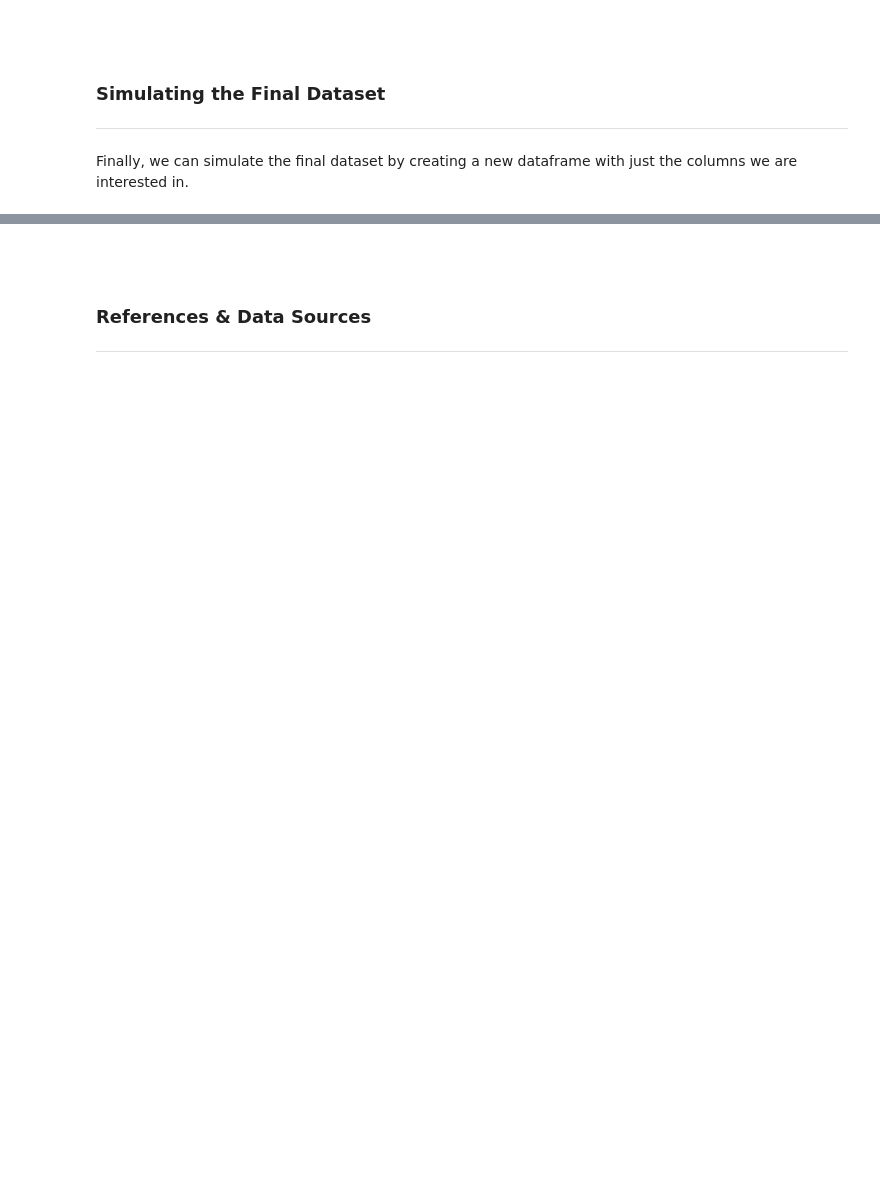
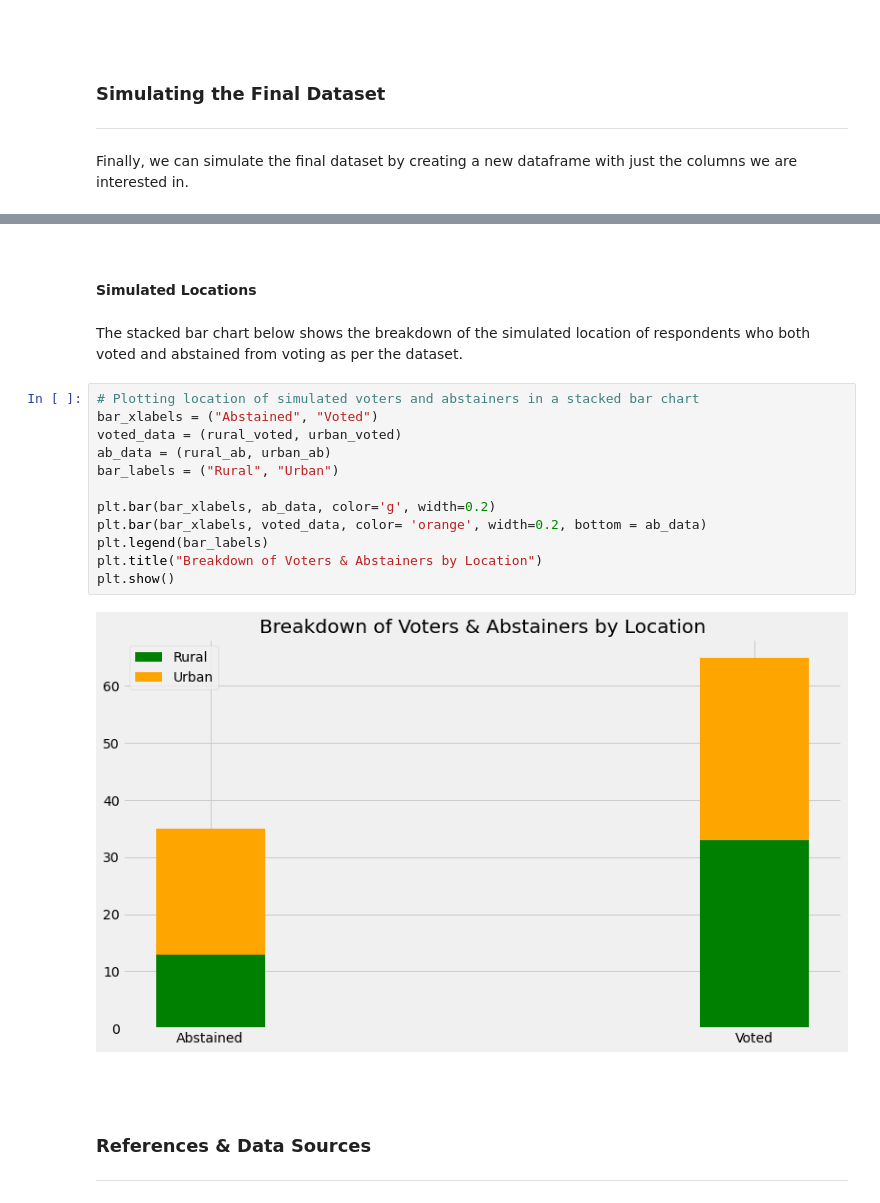
Before and after one commit to G00398258/progda_project, a Jupyter notebook: progda_project.ipynb, the cells around one changed output, grey strips where cells are left out. Saved outputs shown, nothing was run; the diff lists cells and outputs as text; blank space fills up the shorter version.

```diff
--- a/progda_project.ipynb
+++ b/progda_project.ipynb
@@ -648,3 +731,23 @@ df_dataset
+# %% [markdown]
+<br>
+# %% [markdown]
+**Simulated Locations**
+# %% [markdown]
+The stacked bar chart below shows the breakdown of the simulated location of respondents who both voted and abstained from voting as per the dataset.
+# %%
+# Plotting location of simulated voters and abstainers in a stacked bar chart
+bar_xlabels = ("Abstained", "Voted")
+voted_data = (rural_voted, urban_voted)
+ab_data = (rural_ab, urban_ab)
+bar_labels = ("Rural", "Urban")
+
+plt.bar(bar_xlabels, ab_data, color='g', width=0.2)
+plt.bar(bar_xlabels, voted_data, color= 'orange', width=0.2, bottom = ab_data)
+plt.legend(bar_labels)
+plt.title("Breakdown of Voters & Abstainers by Location")
+plt.show()
+# %% [output]
+[figure, added]
 # %% [markdown]
 <br>
 # %% [markdown]
```
Also changed, not shown: parts of 27 cells of this notebook, 2 other files.
